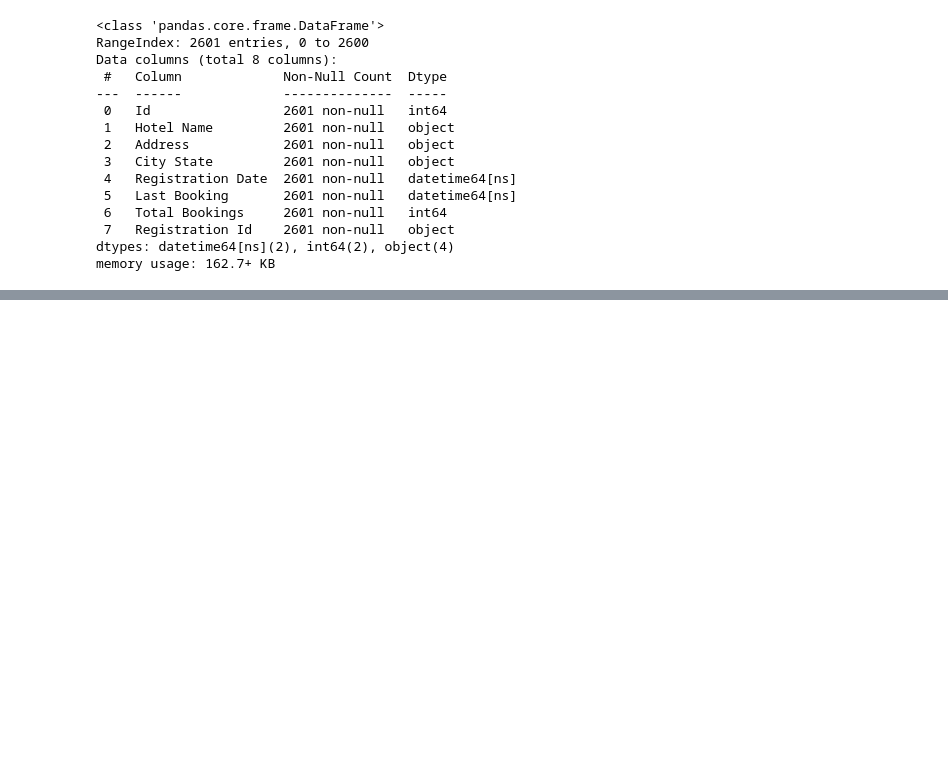
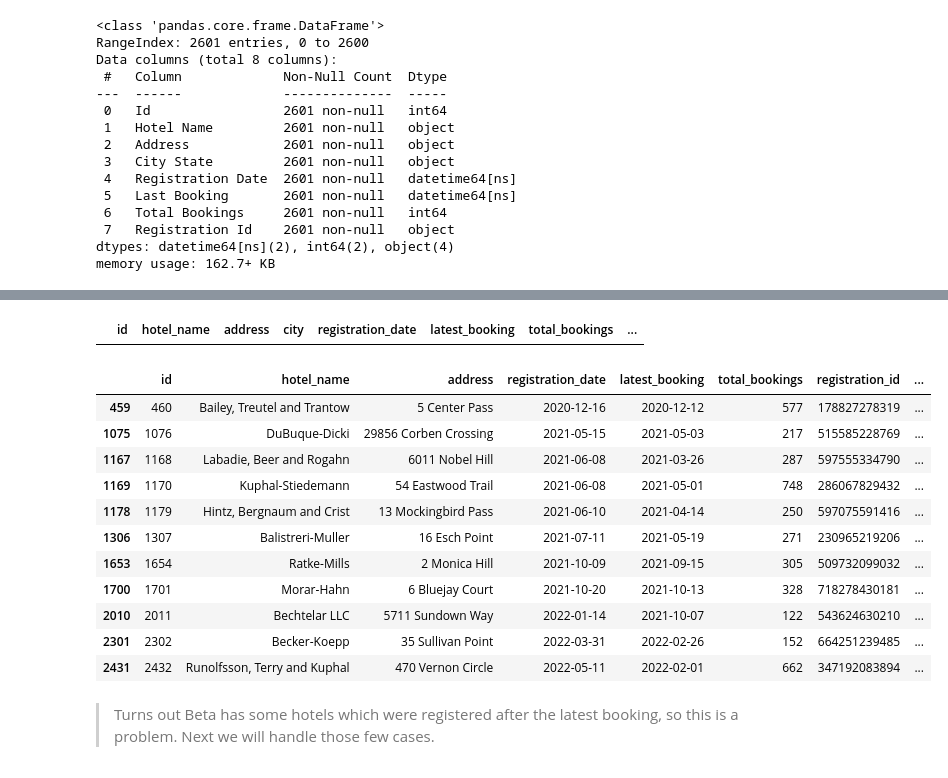
Before and after one commit to ArthurLandgraf/Market-Cannibalization, a Jupyter notebook: Exploratory Data Analysis.ipynb, the cells around one changed output, grey strips where cells are left out. Saved outputs shown, nothing was run; the diff lists cells and outputs as text; code cells hidden in the pictures; blank space fills up the shorter version.

```diff
--- a/Exploratory Data Analysis.ipynb
+++ b/Exploratory Data Analysis.ipynb
@@ -89,0 +132,15 @@ memory usage: 162.7+ KB
+# %%
+new_cols = {
+    'Id': 'id',
+    'Hotel Name': 'hotel_name',
+    'Address': 'addreinconsistencies;
+Ensuring bothss',
+    'City State': 'city_state',
+    'Registration Date': 'registration_date',
+    'Last Booking': 'latest_booking',
+    'Total Bookings': 'total_bookings',
+    'Registration Id': 'registration_id'
+}
+
+beta.rename(new_cols, axis=1, inplace=True)
+beta.head()
@@ -89,0 +165,3 @@ memory usage: 162.7+ KB
+# %%
+beta['city'] = beta['city_state'].str.split(' - ').str[0]
+beta.head()
@@ -89,0 +196,3 @@ memory usage: 162.7+ KB
+# %%
+beta.drop('city_state', axis=1, inplace=True)
+beta.info()
@@ -89,0 +289,21 @@ memory usage: 162.7+ KB
+# %%
+alpha[alpha['registration_date'] > alpha['latest_booking']]
+# %% [output]
+|  | id | hotel_name | address | city | registration_date | latest_booking | total_bookings | ... |
+# %%
+beta[beta['registration_date'] > beta['latest_booking']]
+# %% [output]
+|  | id | hotel_name | address | registration_date | latest_booking | total_bookings | registration_id | ... |
+| 459 | 460 | Bailey, Treutel and Trantow | 5 Center Pass | 2020-12-16 | 2020-12-12 | 577 | 178827278319 | ... |
+| 1075 | 1076 | DuBuque-Dicki | 29856 Corben Crossing | 2021-05-15 | 2021-05-03 | 217 | 515585228769 | ... |
+| 1167 | 1168 | Labadie, Beer and Rogahn | 6011 Nobel Hill | 2021-06-08 | 2021-03-26 | 287 | 597555334790 | ... |
+| 1169 | 1170 | Kuphal-Stiedemann | 54 Eastwood Trail | 2021-06-08 | 2021-05-01 | 748 | 286067829432 | ... |
+| 1178 | 1179 | Hintz, Bergnaum and Crist | 13 Mockingbird Pass | 2021-06-10 | 2021-04-14 | 250 | 597075591416 | ... |
+| 1306 | 1307 | Balistreri-Muller | 16 Esch Point | 2021-07-11 | 2021-05-19 | 271 | 230965219206 | ... |
+| 1653 | 1654 | Ratke-Mills | 2 Monica Hill | 2021-10-09 | 2021-09-15 | 305 | 509732099032 | ... |
+| 1700 | 1701 | Morar-Hahn | 6 Bluejay Court | 2021-10-20 | 2021-10-13 | 328 | 718278430181 | ... |
+| 2010 | 2011 | Bechtelar LLC | 5711 Sundown Way | 2022-01-14 | 2021-10-07 | 122 | 543624630210 | ... |
+| 2301 | 2302 | Becker-Koepp | 35 Sullivan Point | 2022-03-31 | 2022-02-26 | 152 | 664251239485 | ... |
+| 2431 | 2432 | Runolfsson, Terry and Kuphal | 470 Vernon Circle | 2022-05-11 | 2022-02-01 | 662 | 347192083894 | ... |
+# %% [markdown]
+> Turns out Beta has some hotels which were registered after the latest booking, so this is a problem. Next we will handle those few cases.
```
Also changed, not shown: parts of 30 cells of this notebook.
